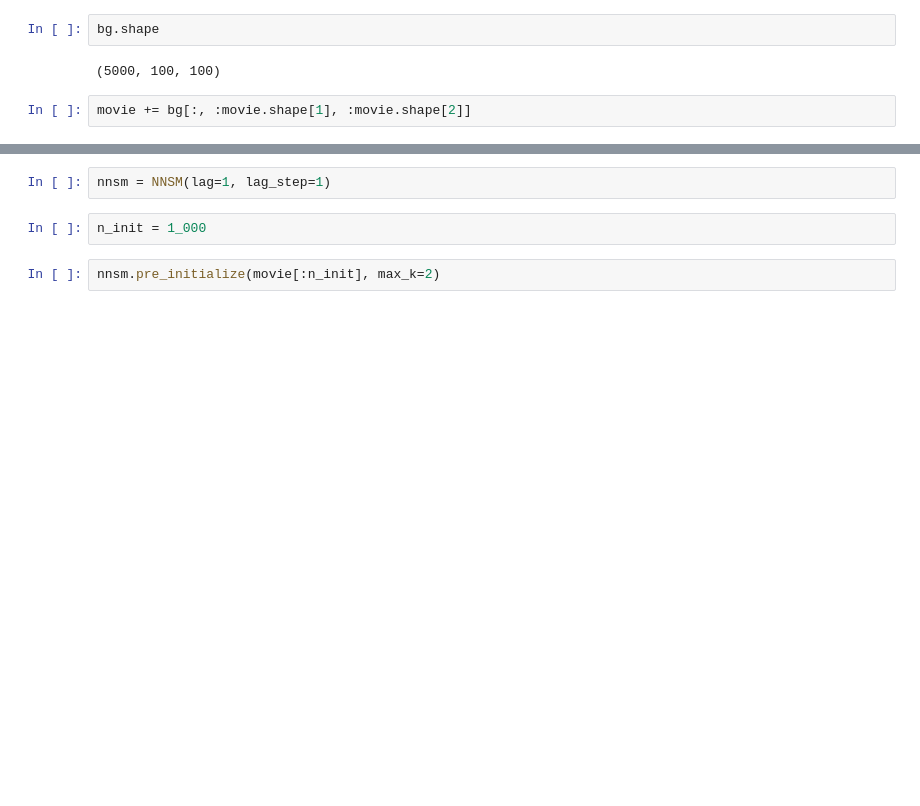
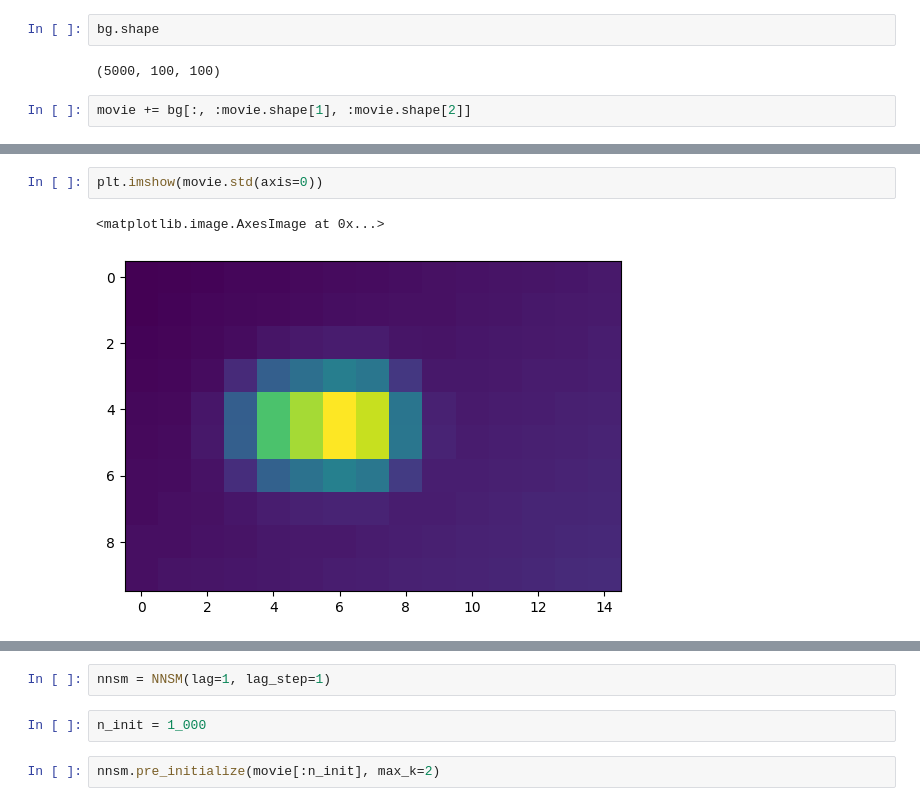
Before and after one commit to kushalkolar/td-svd-sandbox, a Jupyter notebook: nnSM_and_nnCA/sim_remove_rank1bg_nnSM.ipynb, the cells around one changed output, grey strips where cells are left out. Saved outputs shown, nothing was run; the diff lists cells and outputs as text; blank space fills up the shorter version.

```diff
--- a/nnSM_and_nnCA/sim_remove_rank1bg_nnSM.ipynb
+++ b/nnSM_and_nnCA/sim_remove_rank1bg_nnSM.ipynb
@@ -113,3 +129,8 @@ fpl.ImageWidget(movie).show()
 # %% [output]
 RFBOutputContext()
 [interactive output not drawn]
+# %%
+plt.imshow(movie.std(axis=0))
+# %% [output]
+<matplotlib.image.AxesImage at 0x...>
+[figure, added]
```
Also changed, not shown: parts of 12 cells of this notebook, 1 other file.
